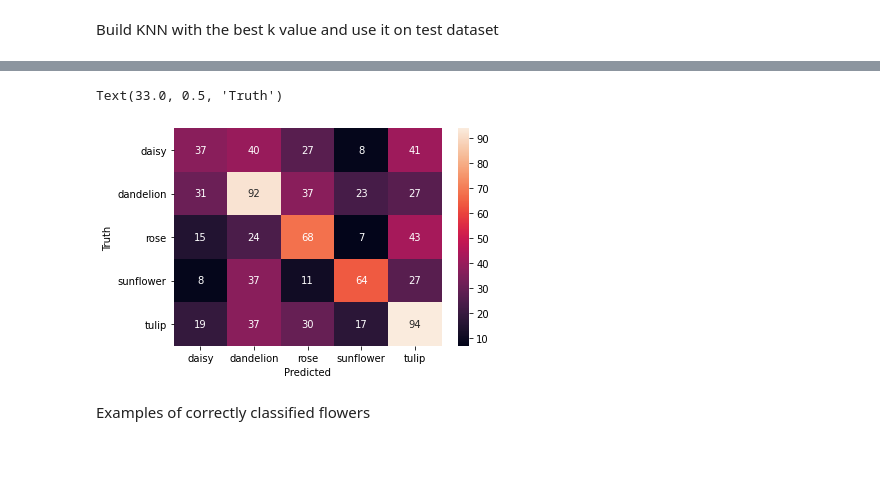
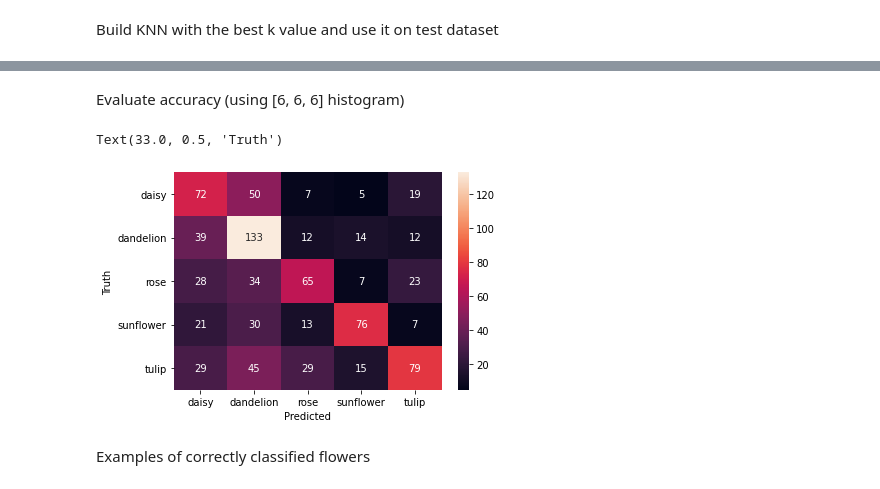
Before and after one commit to GiantSweetroll/uow-foundations-ai, a Jupyter notebook: Lab/assignment1/knn.ipynb, the cells around one changed output, grey strips where cells are left out. Drawn from its saved outputs; the diff is of its cells as text; code cells hidden in the pictures; blank space fills up the shorter version.

Commit message:
updated color histogram algo

```diff
--- a/Lab/assignment1/knn.ipynb
+++ b/Lab/assignment1/knn.ipynb
@@ -53,16 +44,14 @@ plt.show()
 # %% [markdown]
 ### Split dataset into training, validation, and test
 # %%
-seed = 321
+def train_val_test_split(x_hist, y_label, seed=321):
+    # To keep track of shuffled data and their indices to refer to the image
+    indexes_for_split = [x for x in range(len(x_hist))]
+    _, test_label_indexes, ___, ____ = train_test_split(indexes_for_split, y_label, test_size=0.2, random_state=seed, shuffle=True, stratify=y_label)
 
-# To keep track of shuffled data and their indices to refer to the image
-indexes_for_split = [x for x in range(len(x_hist))]
-_, test_label_indexes, ___, ____ = train_test_split(indexes_for_split, y_label, test_size=0.2, random_state=seed, shuffle=True, stratify=y_label)
+    # Actual train test split of data
+    x_train_val, x_test, y_train_val, y_test = train_test_split(x_hist, y_label, test_size=0.2, random_state=seed, shuffle=True, stratify=y_label)
+    x_train, x_val, y_train, y_val = train_test_split(x_train_val, y_train_val, test_size=0.25, random_state=seed, shuffle=True, stratify=y_train_val)
+    return x_train, x_val, x_test, y_train, y_val, y_test, test_label_indexes
 
-# Actual train test split of data
-x_train_val, x_test, y_train_val, y_test = train_test_split(x_hist, y_label, test_size=0.2, random_state=seed, shuffle=True, stratify=y_label)
-x_train, x_val, y_train, y_val = train_test_split(x_train_val, y_train_val, test_size=0.25, random_state=seed, shuffle=True, stratify=y_train_val)
+x_train, x_val, x_test, y_train, y_val, y_test, test_label_indexes = train_val_test_split(x_hist, y_label)
-# %%
-x_train = np.array(x_train, dtype=object)
-x_val = np.array(x_val, dtype=object)
-x_test = np.array(x_test, dtype=object)
@@ -90,8 +70,8 @@ scores = []
 for k in list_k:
     # print('k =', k)
     neigh = KNeighborsClassifier(n_neighbors=k)
-    neigh.fit(x_train_reshaped, y_train)
-    scores.append(neigh.score(x_val_reshaped, y_val))
+    neigh.fit(x_train, y_train)
+    scores.append(neigh.score(x_val, y_val))
 # %% [markdown]
 Plot k and scores
 # %%
@@ -114,9 +94,11 @@ Best k = 16 with an accuracy of 0.4525462962962963 on validation data
 Build KNN with the best k value and use it on test dataset
 # %%
 neigh = KNeighborsClassifier(n_neighbors=best_k)
-neigh.fit(x_train_reshaped, y_train)
+neigh.fit(x_train, y_train)
+
+# Using test set
 start_time = time.time()
-score = neigh.score(x_test_reshaped, y_test)
+score = neigh.score(x_test, y_test)
 duration = time.time() - start_time
 
 print("accuracy on test dataset =", score)
@@ -129,16 +148,18 @@ Evaluate accuracy
+# %% [markdown]
+Evaluate accuracy (using [6, 6, 6] histogram)
 # %%
-y_pred = neigh.predict(x_test_reshaped)
+y_pred = neigh.predict(x_test)
 cm_labels = np.unique(y_test)
 cm = confusion_matrix(y_test, y_pred)
 
 cm_array_df = pd.DataFrame(cm, index=cm_labels, columns=cm_labels)
 
 sn.heatmap(cm_array_df, annot=True, fmt='d')
 plt.xlabel('Predicted')
 plt.ylabel('Truth')
 # %% [output]
 Text(33.0, 0.5, 'Truth')
-[figure, old version]
+[figure, new version]
 # %% [markdown]
 Examples of correctly classified flowers
 # %%
```
Also changed, not shown: parts of 14 cells of this notebook, 1 other file.
